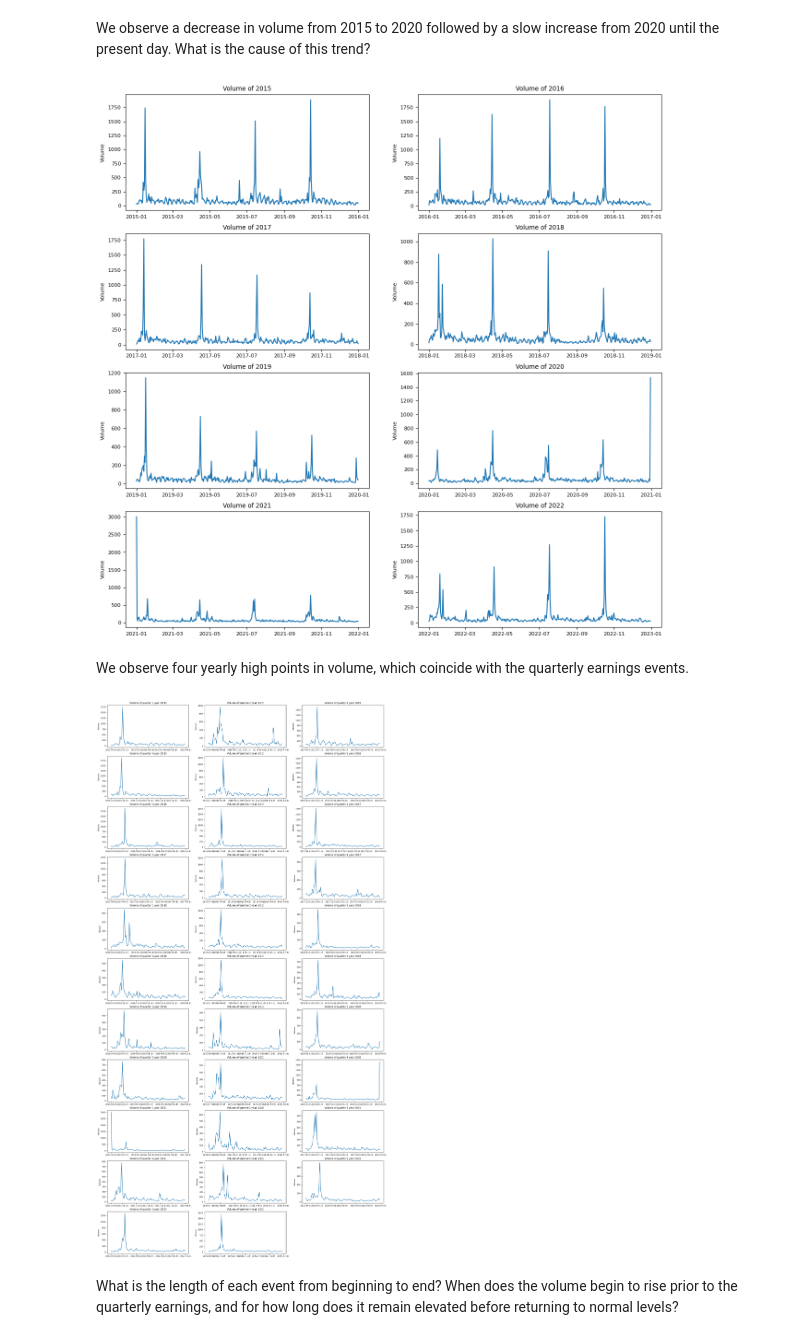
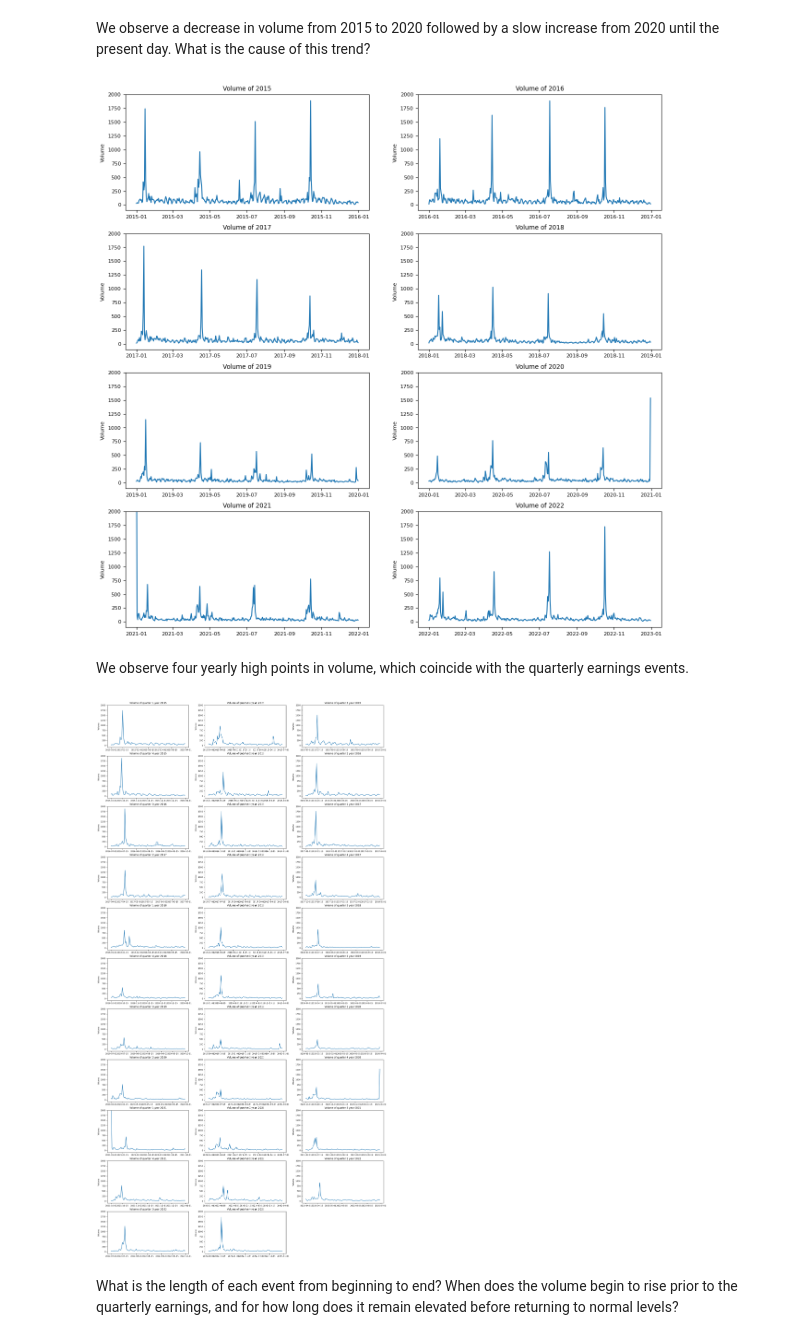
Before and after one commit to khabaodo/BoA-Social-Media, a Jupyter notebook: earnings/earning_graph.ipynb, the cells around one changed output. Saved outputs shown, nothing was run; the diff lists cells and outputs as text; code cells hidden in the pictures.

```diff
--- a/earnings/earning_graph.ipynb
+++ b/earnings/earning_graph.ipynb
@@ -53,28 +53,30 @@ We observe a decrease in volume from 2015 to 2020 followed by a slow increase fr
 plt.figure(figsize=(15,15))
 for i in range(0,8):
     plt.subplot(4,2,i+1)
+    plt.ylim(-100, 2000)
     plt.plot(df[df.year==(i+2015)].date, df[df.year==(i+2015)].volume)
     plt.title(f'Volume of {i+2015}')
     plt.ylabel('Volume')
 # %% [output]
-[figure, old version]
+[figure, new version]
 # %% [markdown]
 We observe four yearly high points in volume, which coincide with the quarterly earnings events.
 # %%
 plt.figure(figsize=(20,40))
 plot = 1
 for year in range(0,8):
     for quarter in range(0,4):
         if plot > 32:
             break
         plt.subplot(11,3,plot)
+        plt.ylim(-100, 2000)
         plot += 1
         temp_df = df[(df.year==(year+2015)) & (df.quarter==(quarter+1))]
         plt.plot(temp_df.date, temp_df.volume)
         plt.title(f'Volume of quarter {quarter+1} year {year+2015}')
         plt.ylabel('Volume')
 # %% [output]
-[figure, old version]
+[figure, new version]
 # %% [markdown]
 What is the length of each event from beginning to end? When does the volume begin to rise prior to the quarterly earnings, and for how long does it remain elevated before returning to normal levels?
 # %% [markdown]
```
